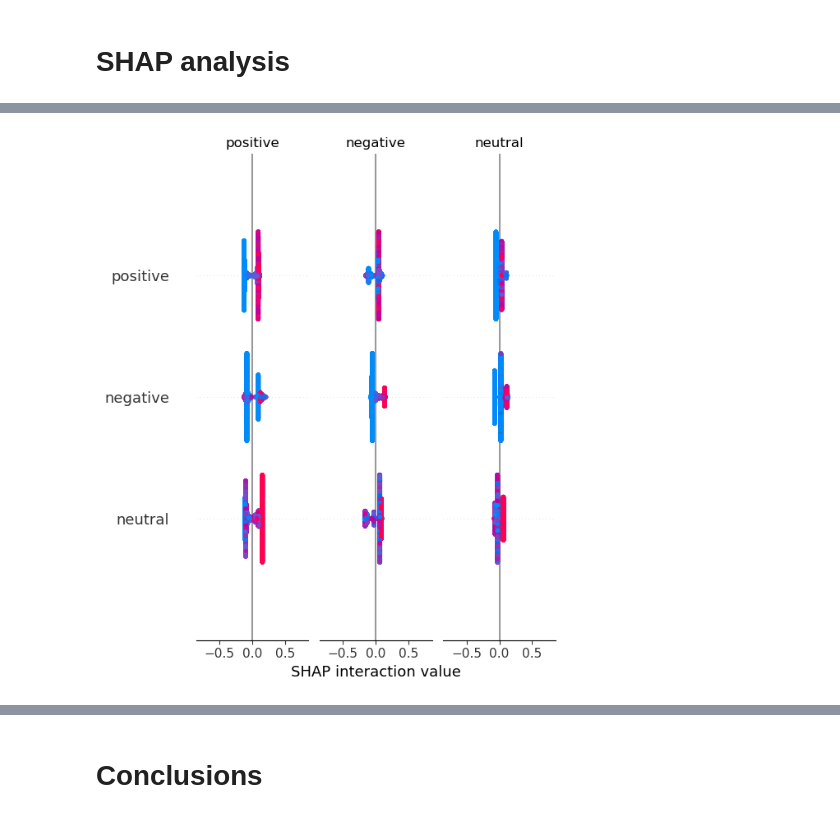
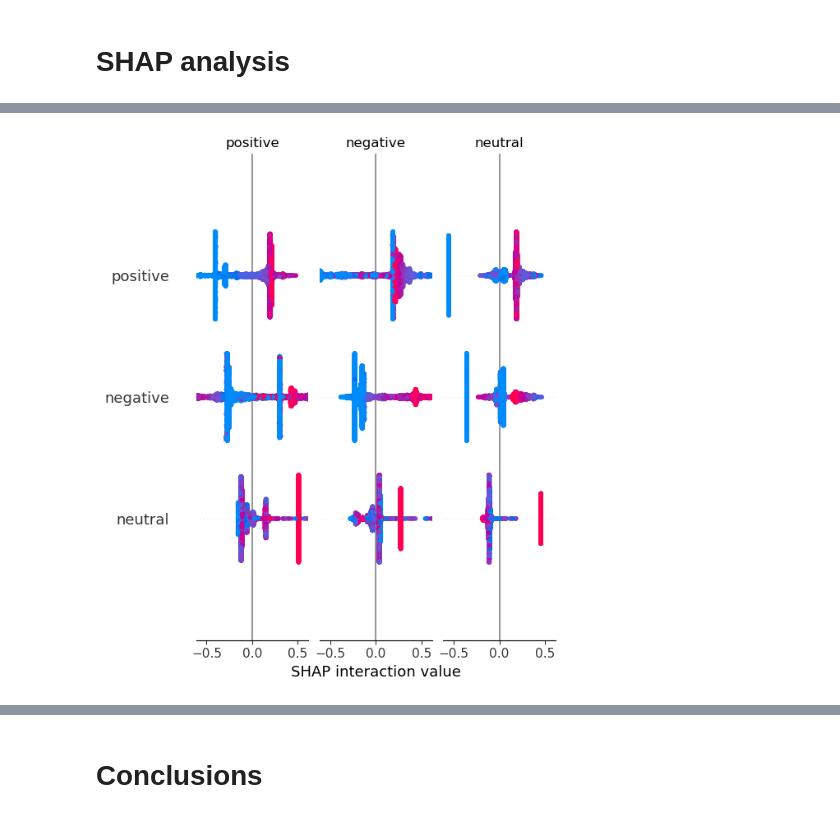
Before and after one commit to BKonopka123/MIO_project_nlp_shap, a Jupyter notebook: MIO_Projekt.ipynb, the cells around one changed output, grey strips where cells are left out. Drawn from its saved outputs; the diff is of its cells as text; code cells hidden in the pictures.

Commit message:
new models config

```diff
--- a/MIO_Projekt.ipynb
+++ b/MIO_Projekt.ipynb
@@ -235,19 +243,42 @@ Number of neutral tweets: 6695
 # SHAP analysis
 # %%
 # Przygotowanie danych do modelu
-X = dataSentiment[[ 'negative', 'neutral', 'positive', 'compound']]
+X = dataSentiment[[ 'negative', 'neutral', 'positive']]
 y = dataSentiment['sentiment']
 
 # Podział na zbiór treningowy i testowy
 X_train, X_test, y_train, y_test = train_test_split(X, y, test_size=0.2, random_state=42)
 
 # Trening modelu Random Forest
-model = RandomForestClassifier(random_state=42)
-model.fit(X_train, y_train)
+rf_model = RandomForestClassifier(random_state=42)
+rf_model.fit(X_train, y_train)
+
+# Trening modelu Gradient Boosting
+gb_model = GradientBoostingClassifier(random_state=42)
+gb_model.fit(X_train, y_train)
+
+# Trening modelu SVM
+svm_model = SVC(random_state=42)
+svm_model.fit(X_train, y_train)
 
 # Predykcje na zbiorze testowym
-y_pred = model.predict(X_test)
+y_pred_rf = rf_model.predict(X_test)
+
+# Predykcje na zbiorze testowym
+y_pred_gb = gb_model.predict(X_test)
+
+# Predykcje na zbiorze testowym
+y_pred_svm = svm_model.predict(X_test)
 
 # Raport klasyfikacji
-print(classification_report(y_test, y_pred))
+print("Random Forest")
+print(classification_report(y_test, y_pred_rf))
+
+# Raport klasyfikacji
+print("Gradient Boosting")
+print(classification_report(y_test, y_pred_gb))
+
+# Raport klasyfikacji
+print("SVM")
+print(classification_report(y_test, y_pred_svm))
 # %% [output]
@@ -263,18 +302,18 @@ weighted avg       1.00      1.00      1.00      8120
 # %%
 # Analiza SHAP
-explainer = shap.TreeExplainer(model)
+explainer = shap.TreeExplainer(rf_model)
 shap_values = explainer.shap_values(X_test)
 
 # Wizualizacja wartości SHAP dla predykcji
 shap.summary_plot(shap_values, X_test)
 
 # Zapisanie wyników do nowego pliku CSV
 data['number'] = [i+1 for i, _ in enumerate(data.iterrows())]
 df = data[['number'] + list(data.columns[:-1])]
 df.to_csv('tweets_sentiment_with_model.csv', index=False)
 print(df.head())
 # %% [output]
-[figure, old version]
+[figure, new version]
    number          id  \
 0       1  1698308935
 1       2  1701461182
```
Also changed, not shown: parts of 7 cells of this notebook, 1 other file.
